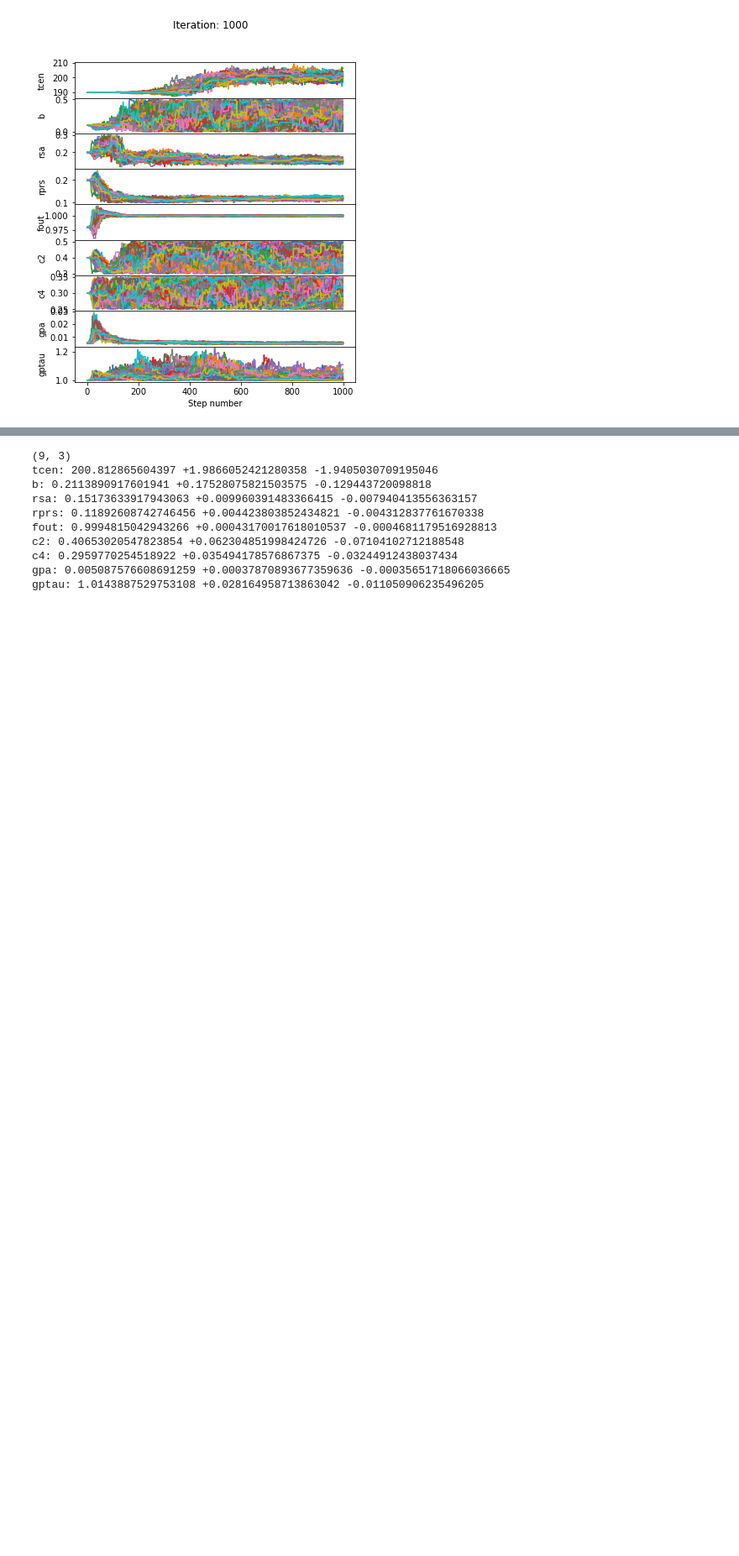
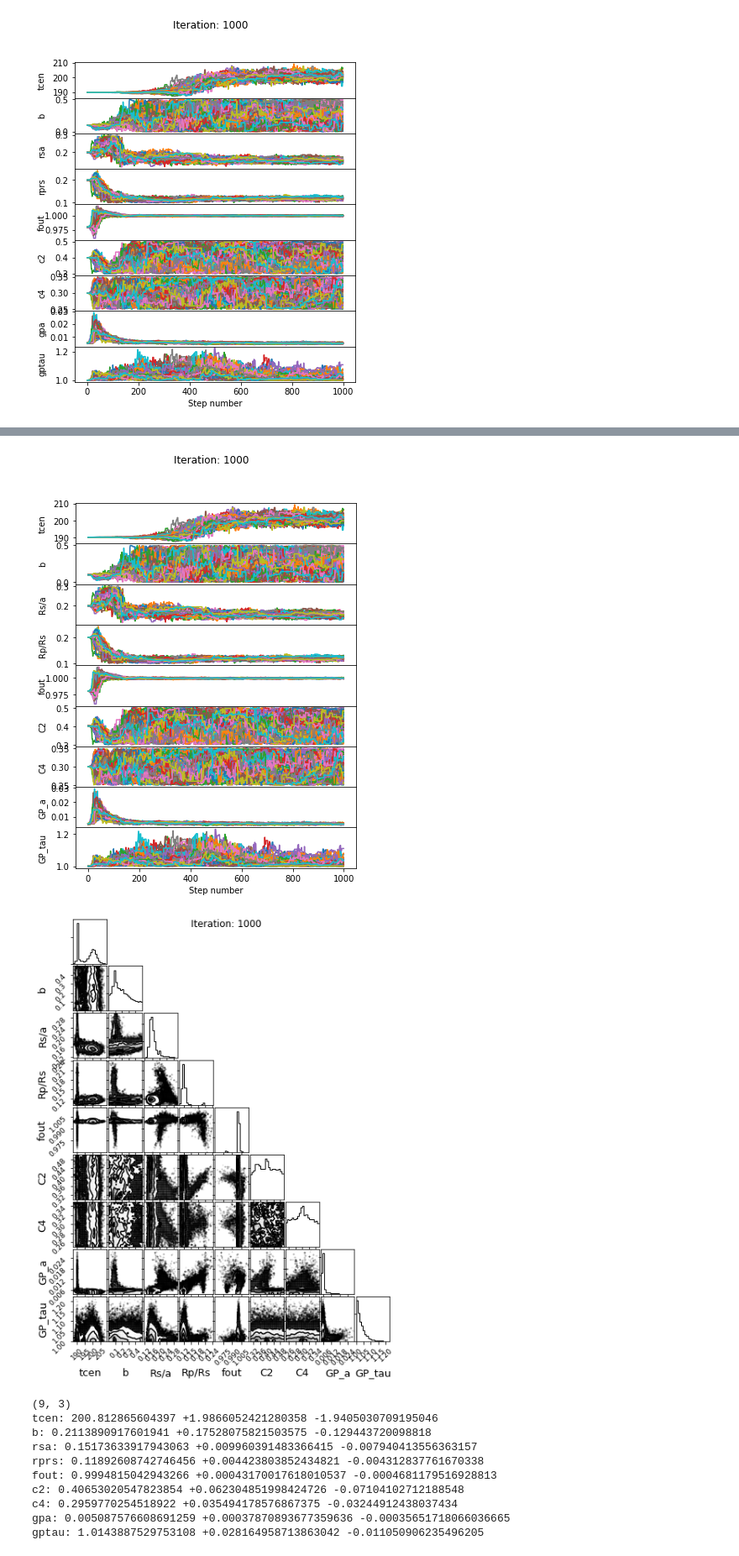
Before and after one commit to arcunique/ExoTransit, a Jupyter notebook: run2learn/run2learn_retrieve_with_GP.ipynb, the cells around one changed output, grey strips where cells are left out. Shown at 84% size. Cells and saved outputs as stored; diff of their text form; code cells hidden in the pictures; blank space fills up the shorter version.

Commit message:
instructions added on notebooks and new results

```diff
--- a/run2learn/run2learn_retrieve_with_GP.ipynb
+++ b/run2learn/run2learn_retrieve_with_GP.ipynb
@@ -19,5 +25,5 @@ plt.plot(t,fmod,'k')
 # %%
-parlabelnames = ['tcen', 'b', 'Rs/a', 'Rp/Rs', 'fout', 'C2', 'C4']
+parlabelnames = ['tcen', 'b', 'Rs/a', 'Rp/Rs', 'fout', 'C2', 'C4', 'GP_a', 'GP_tau']
 parnames = ['tcen', 'b', 'rsa', 'rprs', 'fout', 'c2', 'c4']
 par0 = [190, 0.1, 0.2, 0.2, 0.98, 0.4, 0.3]
 bounds = [(170, 220), (0, 0.5), (0.1, 0.3), (0.1, 0.3), (0.96, 1.06), (0.3, 0.5), (0.25, 0.35)]
@@ -36,3 +42,15 @@ mlc.run_mcmc(mcmc_name='simGP', Nwalker=100, Niterate=1000, monitor='all', check
 [figure]
 [figure]
 [figure]
+# %%
+%matplotlib notebook
+_ = mlc.mcmc.show_walker_progress(labels=parlabelnames, figsize=(6,8))
+fig = mlc.mcmc.show_corner(labels=parlabelnames, figsize=(6,8))
+for ax in fig.axes:
+    ax.tick_params(labelsize=9)
+    ax.yaxis.label.set_fontsize(13)
+    ax.yaxis.set_label_coords(-0.75, 0.5)
+    ax.xaxis.label.set_fontsize(13)
+    ax.xaxis.set_label_coords(0.5, -0.6)
+    plt.draw()
+# %% [output]
@@ -39,2 +58,4 @@ mlc.run_mcmc(mcmc_name='simGP', Nwalker=100, Niterate=1000, monitor='all', check
+[figure, added]
+[figure, added]
 # %%
 mlc.get_flatsamples(burn=600)
```
Also changed, not shown: parts of 4 cells of this notebook, 6 other files.
